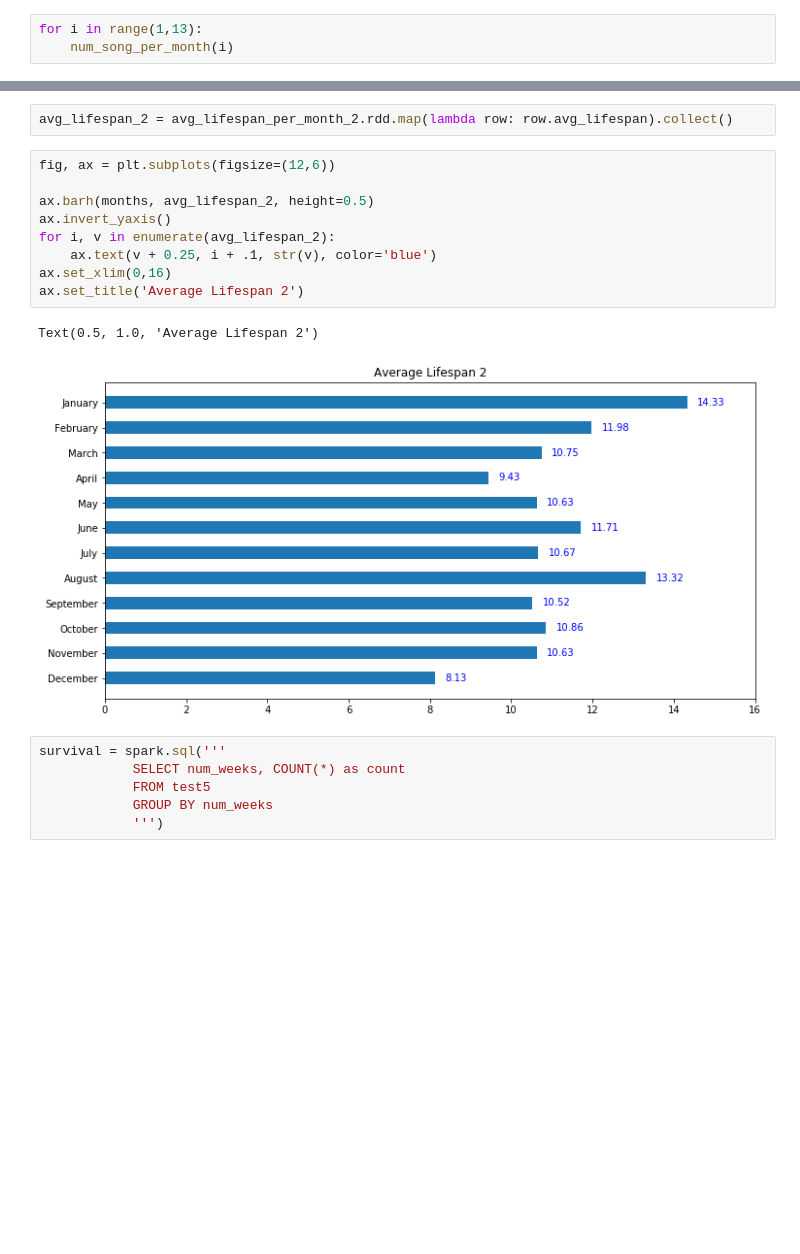
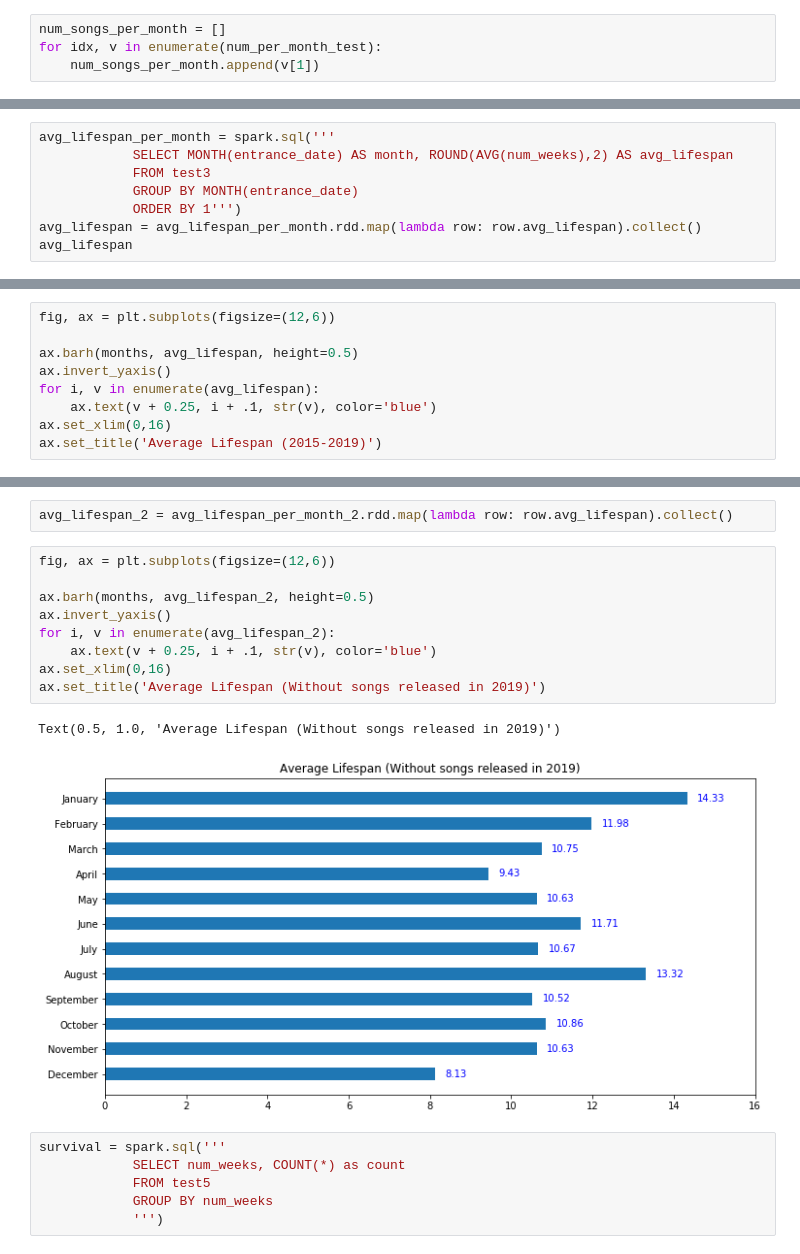
Before and after one commit to virsagothethird/UK-Top-100-Songs, a Jupyter notebook: uk100.ipynb, the cells around one changed output, grey strips where cells are left out. Cells and saved outputs as stored; diff of their text form; blank space fills up the shorter version.

```diff
--- a/uk100.ipynb
+++ b/uk100.ipynb
@@ -832,6 +776,7 @@ def num_song_per_month(month):
-# %%
-for i in range(1,13):
-    num_song_per_month(i)
+# %%
+num_songs_per_month = []
+for idx, v in enumerate(num_per_month_test):
+    num_songs_per_month.append(v[1])
 # %%
 num_songs_per_month
 # %% [output]
@@ -898,3 +866,11 @@ spark.sql('''
 |                  11|                    9.13|
 |                  12|                    7.64|
 +--------------------+------------------------+
+# %%
+avg_lifespan_per_month = spark.sql('''
+            SELECT MONTH(entrance_date) AS month, ROUND(AVG(num_weeks),2) AS avg_lifespan
+            FROM test3
+            GROUP BY MONTH(entrance_date)
+            ORDER BY 1''')
+avg_lifespan = avg_lifespan_per_month.rdd.map(lambda row: row.avg_lifespan).collect()
+avg_lifespan
@@ -900,0 +879,9 @@ spark.sql('''
+# %%
+fig, ax = plt.subplots(figsize=(12,6))
+
+ax.barh(months, avg_lifespan, height=0.5)
+ax.invert_yaxis()
+for i, v in enumerate(avg_lifespan):
+    ax.text(v + 0.25, i + .1, str(v), color='blue')
+ax.set_xlim(0,16)
+ax.set_title('Average Lifespan (2015-2019)')
@@ -958,15 +925,15 @@ avg_lifespan_2 = avg_lifespan_per_month_2.rdd.map(lambda row: row.avg_lifespan).
 # %%
 fig, ax = plt.subplots(figsize=(12,6))
 
 ax.barh(months, avg_lifespan_2, height=0.5)
 ax.invert_yaxis()
 for i, v in enumerate(avg_lifespan_2):
     ax.text(v + 0.25, i + .1, str(v), color='blue')
 ax.set_xlim(0,16)
-ax.set_title('Average Lifespan 2')
+ax.set_title('Average Lifespan (Without songs released in 2019)')
 # %% [output]
-Text(0.5, 1.0, 'Average Lifespan 2')
+Text(0.5, 1.0, 'Average Lifespan (Without songs released in 2019)')
-[figure, old version]
+[figure, new version]
 # %%
 survival = spark.sql('''
             SELECT num_weeks, COUNT(*) as count
```
Also changed, not shown: parts of 66 cells of this notebook.
